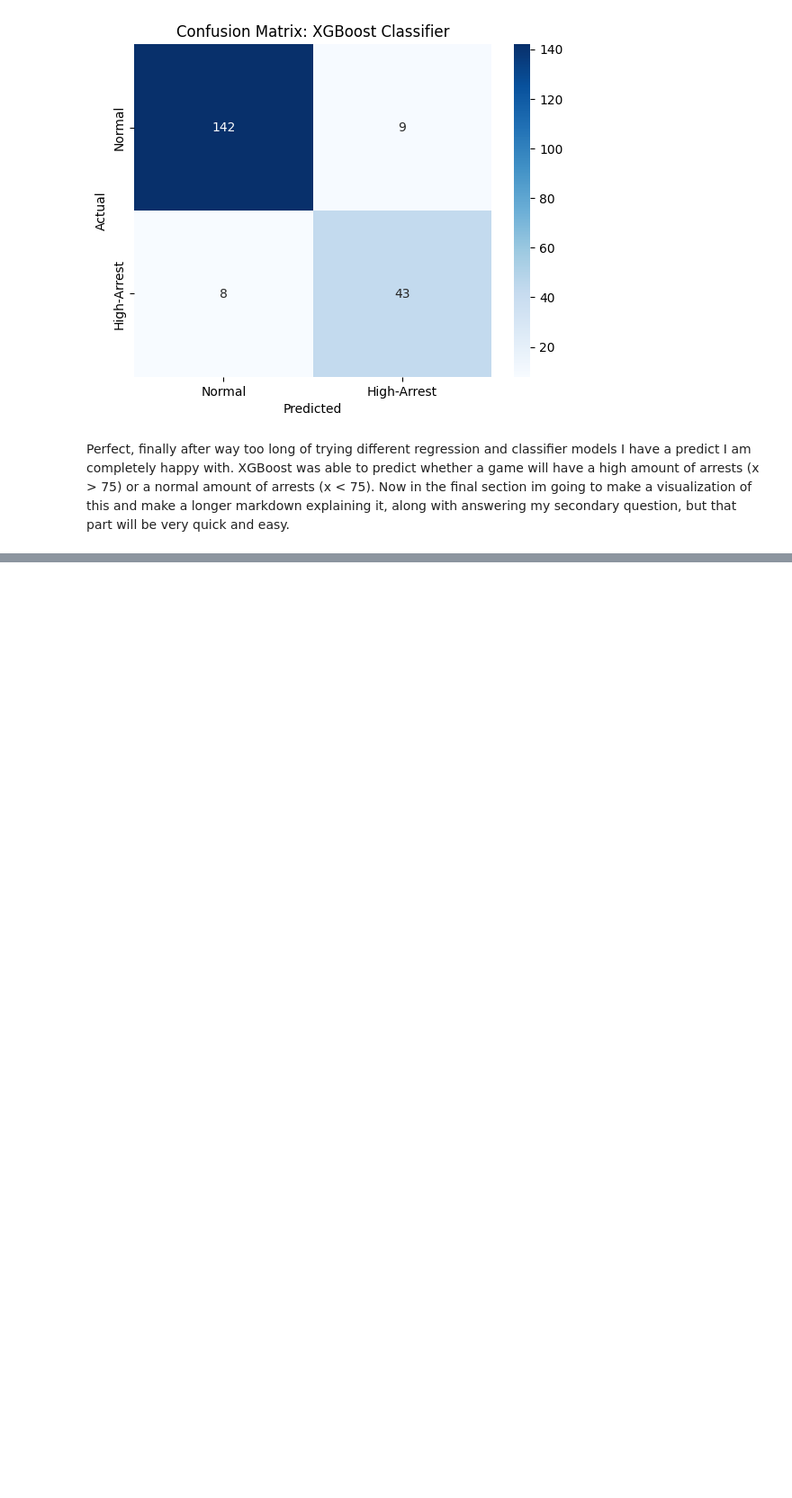
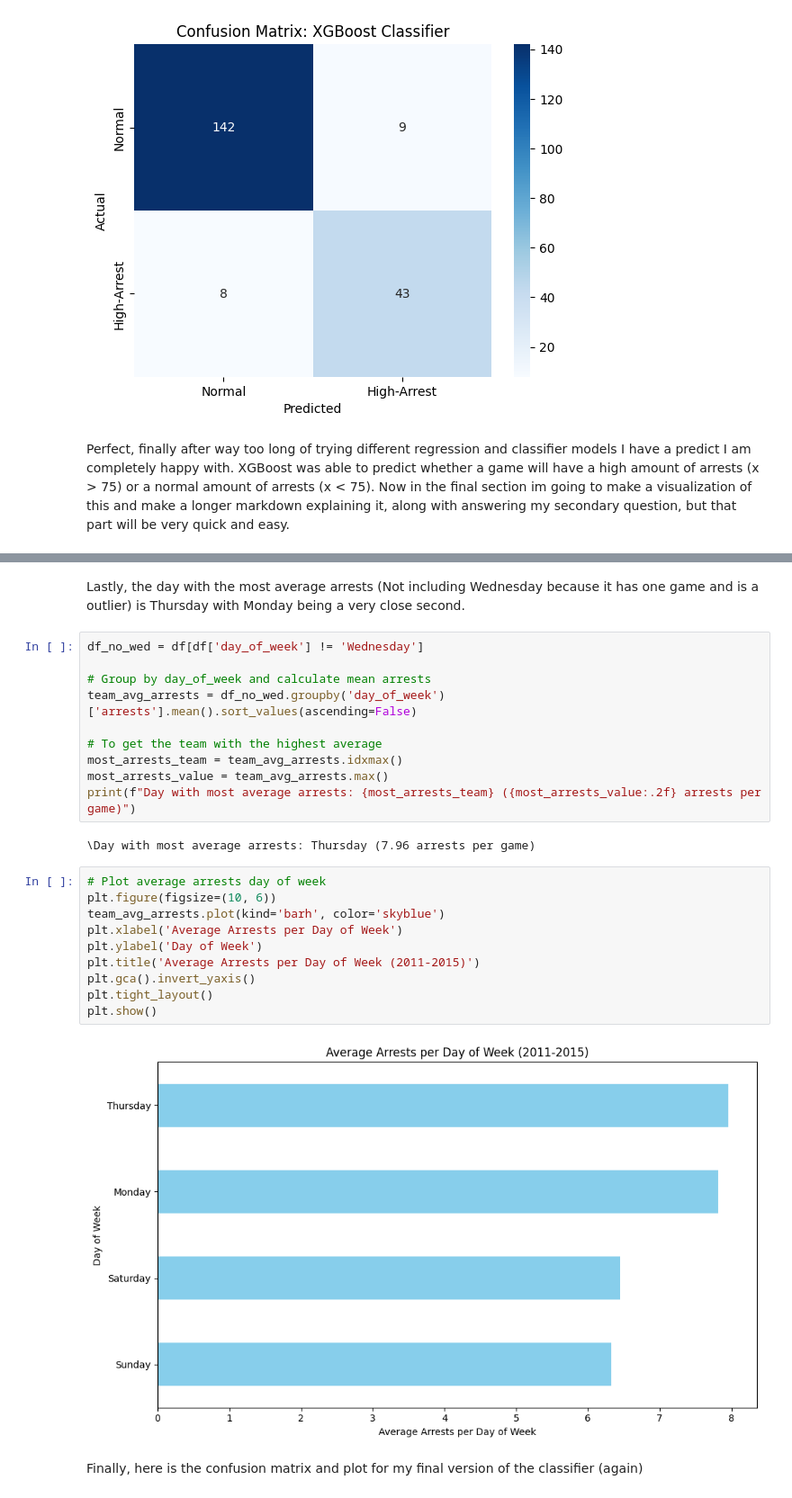
Before and after one commit to NateCook541/Data-science-final-project, a Jupyter notebook: mainNFLArrrest.ipynb, the cells around one changed output, grey strips where cells are left out. Shown at 90% size. Saved outputs shown, nothing was run; the diff lists cells and outputs as text; blank space fills up the shorter version.

Commit message:
Finally done with the structure and all major cells, just needs a little bit of detailing and im good.

```diff
--- a/mainNFLArrrest.ipynb
+++ b/mainNFLArrrest.ipynb
@@ -1036,0 +1124,28 @@ Perfect, finally after way too long of trying different regression and classifie
+# %% [markdown]
+Lastly, the day with the most average arrests (Not including Wednesday because it has one game and is a outlier) is Thursday with Monday being a very close second.
+# %%
+df_no_wed = df[df['day_of_week'] != 'Wednesday']
+
+# Group by day_of_week and calculate mean arrests
+team_avg_arrests = df_no_wed.groupby('day_of_week')['arrests'].mean().sort_values(ascending=False)
+
+# To get the team with the highest average
+most_arrests_team = team_avg_arrests.idxmax()
+most_arrests_value = team_avg_arrests.max()
+print(f"Day with most average arrests: {most_arrests_team} ({most_arrests_value:.2f} arrests per game)")
+# %% [output]
+\Day with most average arrests: Thursday (7.96 arrests per game)
+# %%
+# Plot average arrests day of week
+plt.figure(figsize=(10, 6))
+team_avg_arrests.plot(kind='barh', color='skyblue')
+plt.xlabel('Average Arrests per Day of Week')
+plt.ylabel('Day of Week')
+plt.title('Average Arrests per Day of Week (2011-2015)')
+plt.gca().invert_yaxis()
+plt.tight_layout()
+plt.show()
+# %% [output]
+[figure, added]
+# %% [markdown]
+Finally, here is the confusion matrix and plot for my final version of the classifier (again)
```
Also changed, not shown: parts of 12 cells of this notebook.
